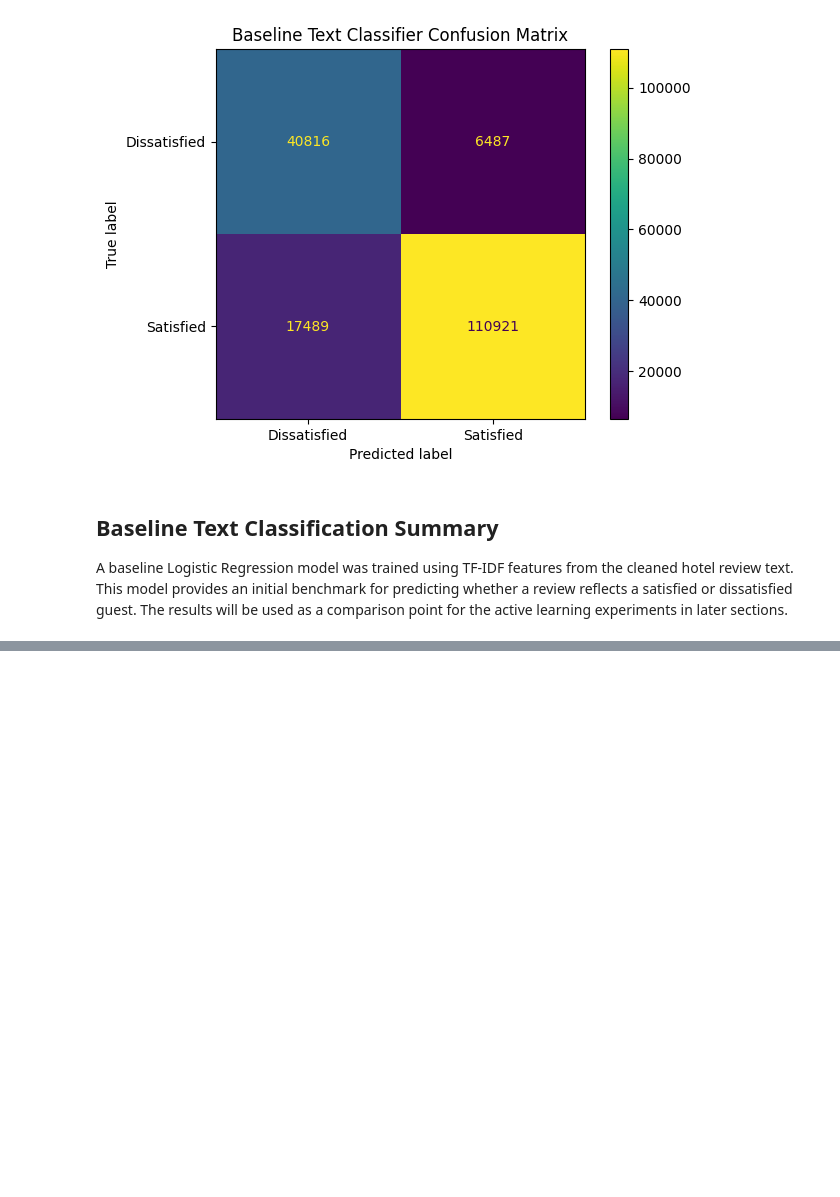
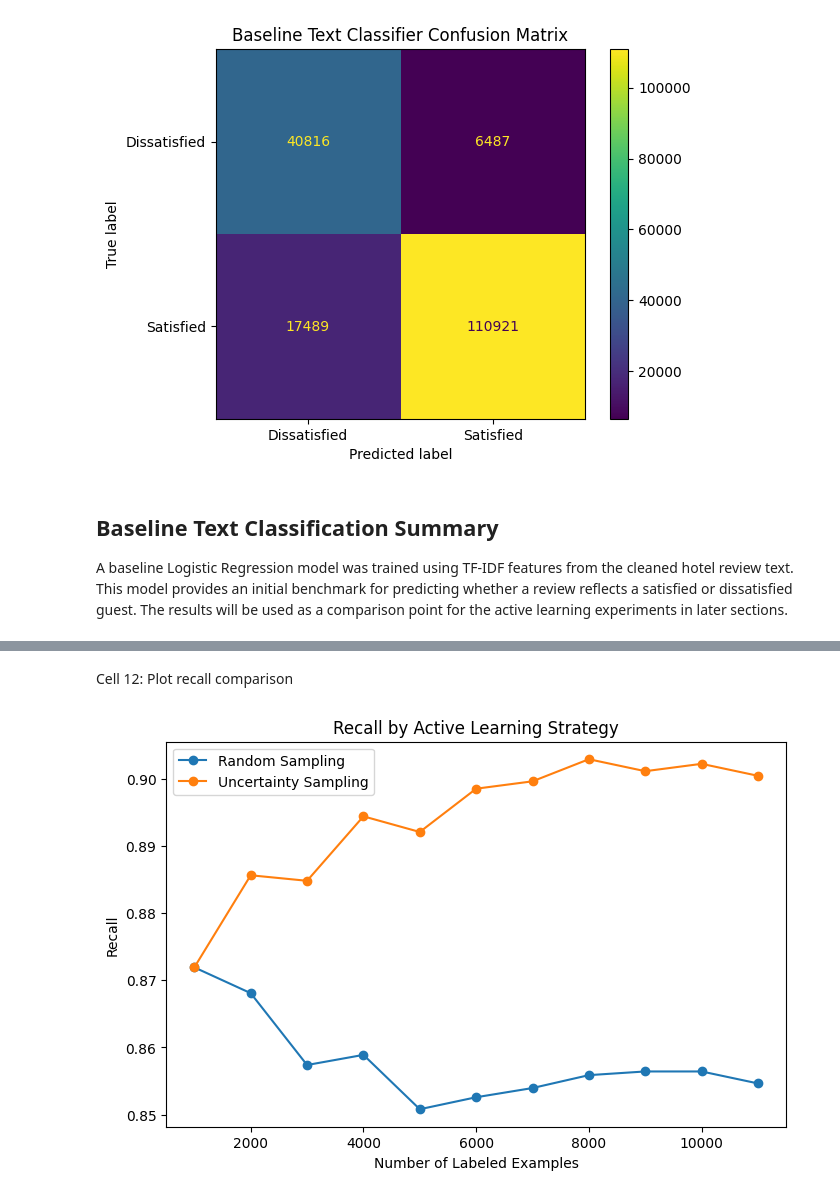
Before and after one commit to ElijahAmir08/Active-Learning-Review-Satisfication, a Jupyter notebook: notebooks/review_satisfaction_analysis.ipynb, the cells around one changed output, grey strips where cells are left out. Drawn from its saved outputs; the diff is of its cells as text; code cells hidden in the pictures; blank space fills up the shorter version.

```diff
--- a/notebooks/review_satisfaction_analysis.ipynb
+++ b/notebooks/review_satisfaction_analysis.ipynb
@@ -431,0 +739,25 @@ A baseline Logistic Regression model was trained using TF-IDF features from the
+# %% [markdown]
+Cell 12: Plot recall comparison
+# %%
+plt.figure(figsize=(8, 5))
+
+for strategy in active_learning_results["strategy"].unique():
+    strategy_results = active_learning_results[
+        active_learning_results["strategy"] == strategy
+    ]
+
+    plt.plot(
+        strategy_results["labeled_examples"],
+        strategy_results["recall"],
+        marker="o",
+        label=strategy
+    )
+
+plt.xlabel("Number of Labeled Examples")
+plt.ylabel("Recall")
+plt.title("Recall by Active Learning Strategy")
+plt.legend()
+plt.savefig("../visuals/active_learning_recall_comparison.png", bbox_inches="tight")
+plt.show()
+# %% [output]
+[figure, added]
```
Also changed, not shown: parts of 33 cells of this notebook, 1 other file.
